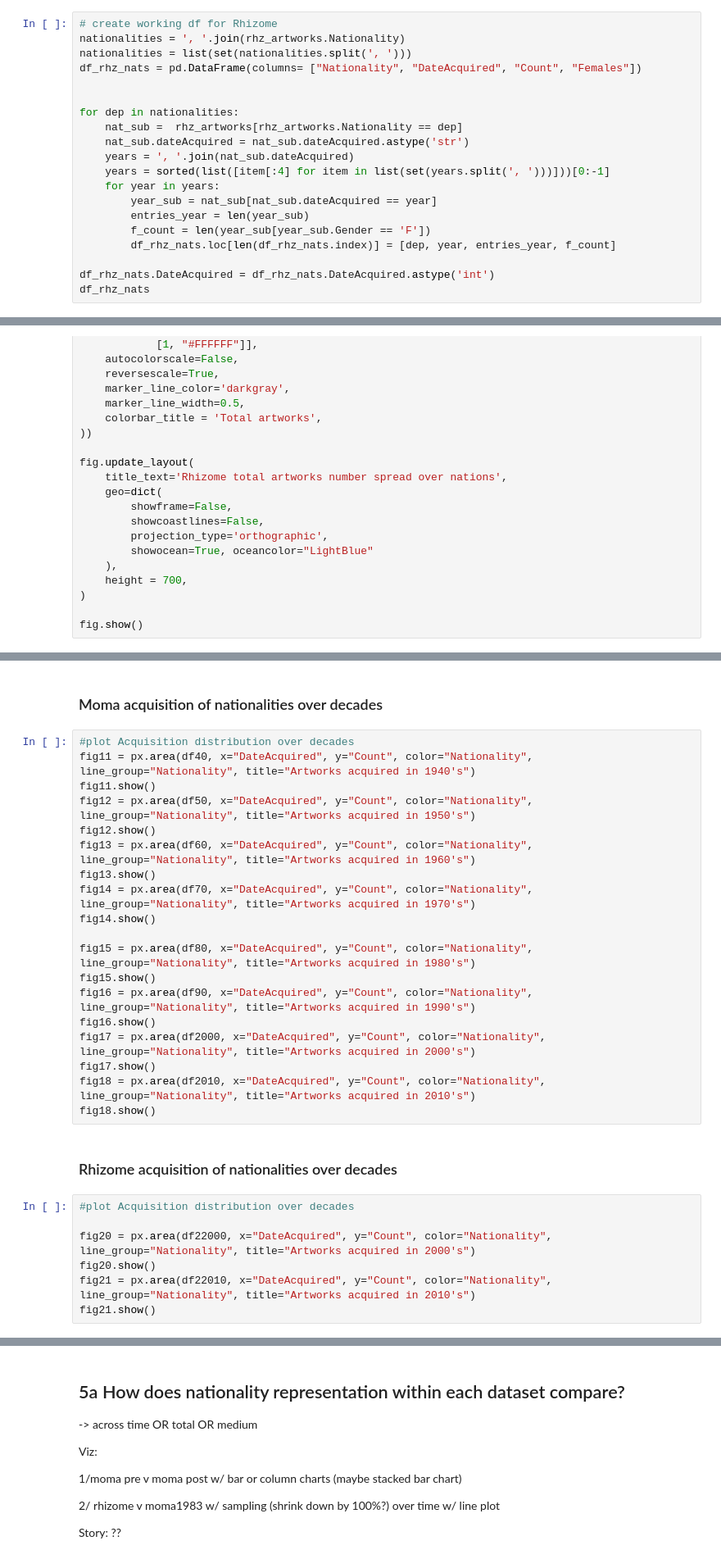
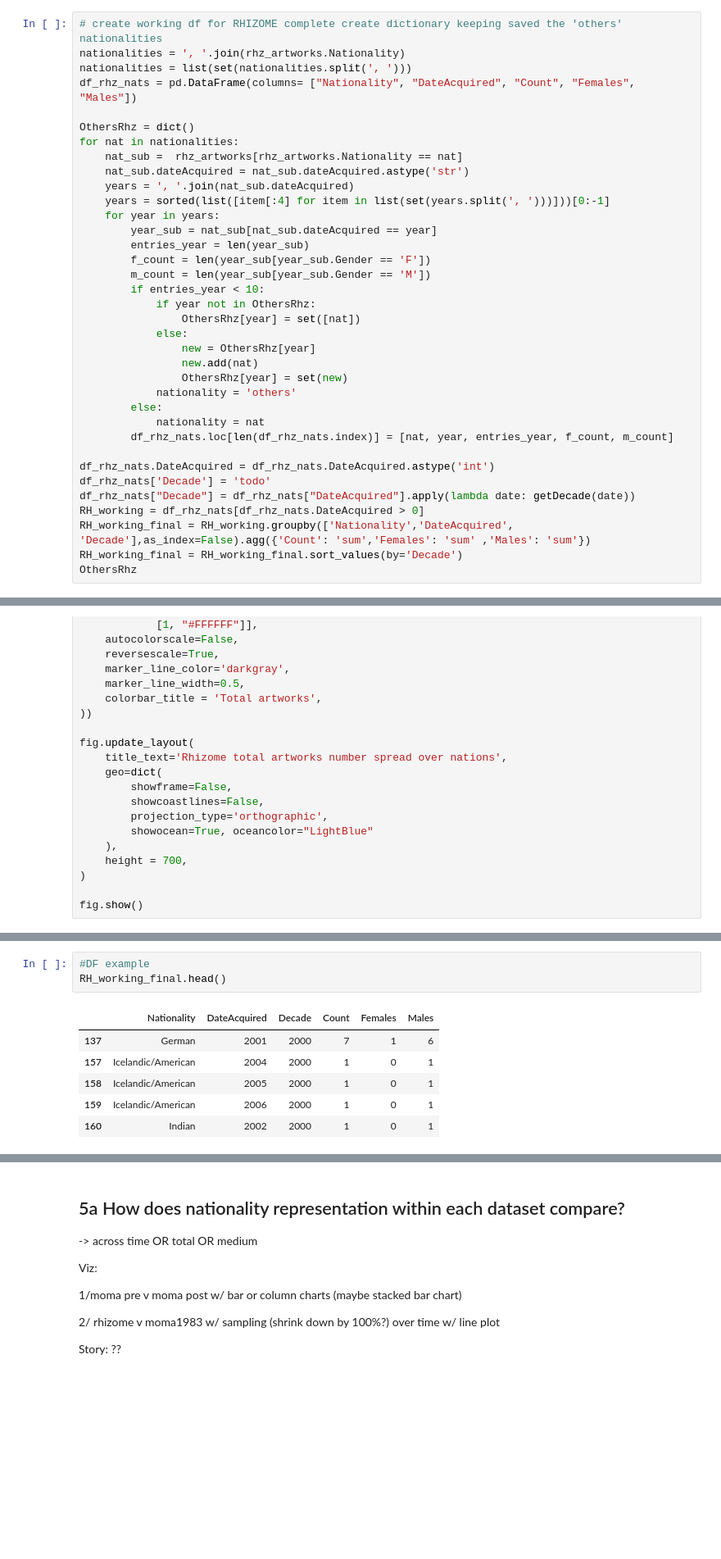
Before and after one commit to laurentfintoni/Net-Art-Rev, a Jupyter notebook: dataViz_Ctrials.ipynb, the cells around one changed output, grey strips where cells are left out. Shown at 82% size. Saved outputs shown, nothing was run; the diff lists cells and outputs as text; blank space fills up the shorter version.

```diff
--- a/dataViz_Ctrials.ipynb
+++ b/dataViz_Ctrials.ipynb
@@ -187,12 +194,12 @@ See the caveats in the documentation: https://pandas.pydata.org/pandas-docs/stab
 # %%
-# create working df for Rhizome
+# create working df for RHIZOME complete create dictionary keeping saved the 'others' nationalities
 nationalities = ', '.join(rhz_artworks.Nationality)
 nationalities = list(set(nationalities.split(', ')))
-df_rhz_nats = pd.DataFrame(columns= ["Nationality", "DateAcquired", "Count", "Females"])
+df_rhz_nats = pd.DataFrame(columns= ["Nationality", "DateAcquired", "Count", "Females", "Males"])
 
-
-for dep in nationalities:
-    nat_sub =  rhz_artworks[rhz_artworks.Nationality == dep]
+OthersRhz = dict()
+for nat in nationalities:
+    nat_sub =  rhz_artworks[rhz_artworks.Nationality == nat]
     nat_sub.dateAcquired = nat_sub.dateAcquired.astype('str')
     years = ', '.join(nat_sub.dateAcquired)
     years = sorted(list([item[:4] for item in list(set(years.split(', ')))]))[0:-1]
@@ -200,10 +207,26 @@ for dep in nationalities:
         year_sub = nat_sub[nat_sub.dateAcquired == year]
         entries_year = len(year_sub)
         f_count = len(year_sub[year_sub.Gender == 'F'])
-        df_rhz_nats.loc[len(df_rhz_nats.index)] = [dep, year, entries_year, f_count]
+        m_count = len(year_sub[year_sub.Gender == 'M'])
+        if entries_year < 10:
+            if year not in OthersRhz:
+                OthersRhz[year] = set([nat])
+            else:
+                new = OthersRhz[year]
+                new.add(nat)
+                OthersRhz[year] = set(new)
+            nationality = 'others'
+        else:
+            nationality = nat
+        df_rhz_nats.loc[len(df_rhz_nats.index)] = [nat, year, entries_year, f_count, m_count]
 
 df_rhz_nats.DateAcquired = df_rhz_nats.DateAcquired.astype('int')
-df_rhz_nats
+df_rhz_nats['Decade'] = 'todo'
+df_rhz_nats["Decade"] = df_rhz_nats["DateAcquired"].apply(lambda date: getDecade(date))
+RH_working = df_rhz_nats[df_rhz_nats.DateAcquired > 0]
+RH_working_final = RH_working.groupby(['Nationality','DateAcquired', 'Decade'],as_index=False).agg({'Count': 'sum','Females': 'sum' ,'Males': 'sum'})
+RH_working_final = RH_working_final.sort_values(by='Decade')
+OthersRhz
 # %% [output]
 A value is trying to be set on a copy of a slice from a DataFrame.
 Try using .loc[row_indexer,col_indexer] = value instead
@@ -423,30 +439,10 @@ fig.show()
-# %% [markdown]
-### Moma acquisition of nationalities over decades
-# %%
-#plot Acquisition distribution over decades
-fig11 = px.area(df40, x="DateAcquired", y="Count", color="Nationality", line_group="Nationality", title="Artworks acquired in 1940's")
-fig11.show()
-fig12 = px.area(df50, x="DateAcquired", y="Count", color="Nationality", line_group="Nationality", title="Artworks acquired in 1950's")
-fig12.show()
-fig13 = px.area(df60, x="DateAcquired", y="Count", color="Nationality", line_group="Nationality", title="Artworks acquired in 1960's")
-fig13.show()
-fig14 = px.area(df70, x="DateAcquired", y="Count", color="Nationality", line_group="Nationality", title="Artworks acquired in 1970's")
-fig14.show()
-
-fig15 = px.area(df80, x="DateAcquired", y="Count", color="Nationality", line_group="Nationality", title="Artworks acquired in 1980's")
-fig15.show()
-fig16 = px.area(df90, x="DateAcquired", y="Count", color="Nationality", line_group="Nationality", title="Artworks acquired in 1990's")
-fig16.show()
-fig17 = px.area(df2000, x="DateAcquired", y="Count", color="Nationality", line_group="Nationality", title="Artworks acquired in 2000's")
-fig17.show()
-fig18 = px.area(df2010, x="DateAcquired", y="Count", color="Nationality", line_group="Nationality", title="Artworks acquired in 2010's")
-fig18.show()
-# %% [markdown]
-### Rhizome acquisition of nationalities over decades
-# %%
-#plot Acquisition distribution over decades
-
-fig20 = px.area(df22000, x="DateAcquired", y="Count", color="Nationality", line_group="Nationality", title="Artworks acquired in 2000's")
-fig20.show()
-fig21 = px.area(df22010, x="DateAcquired", y="Count", color="Nationality", line_group="Nationality", title="Artworks acquired in 2010's")
-fig21.show()
+# %%
+#DF example
+RH_working_final.head()
+# %% [output]
+|  | Nationality | DateAcquired | Decade | Count | Females | Males |
+| 137 | German | 2001 | 2000 | 7 | 1 | 6 |
+| 157 | Icelandic/American | 2004 | 2000 | 1 | 0 | 1 |
+| 158 | Icelandic/American | 2005 | 2000 | 1 | 0 | 1 |
+| 159 | Icelandic/American | 2006 | 2000 | 1 | 0 | 1 |
+| 160 | Indian | 2002 | 2000 | 1 | 0 | 1 |
```
Also changed, not shown: parts of 37 cells of this notebook.
